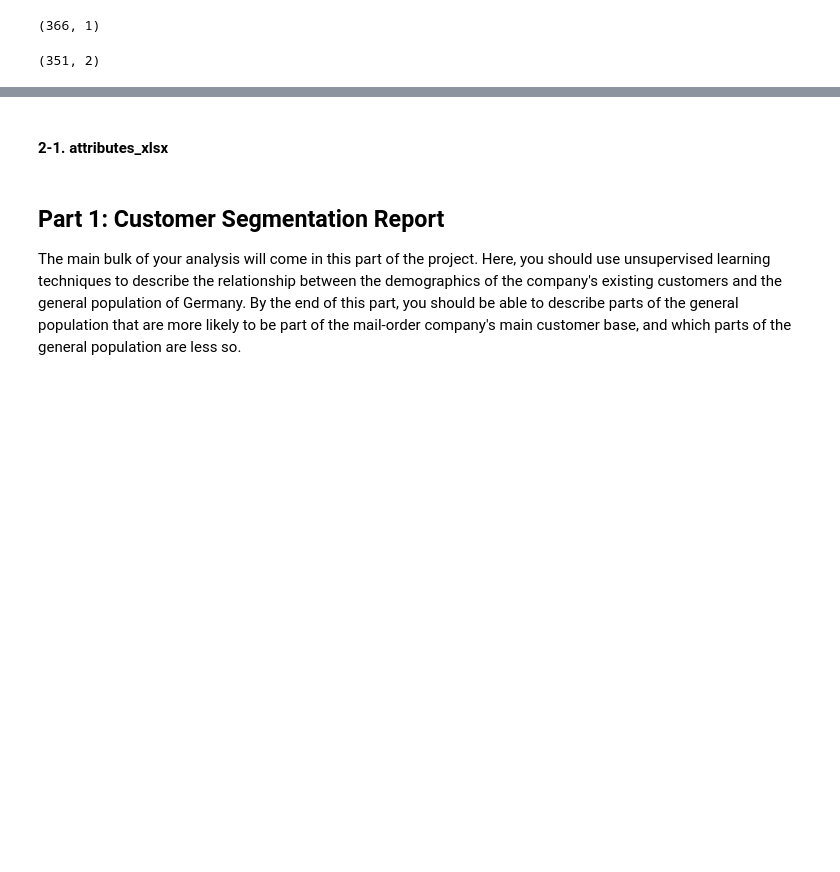
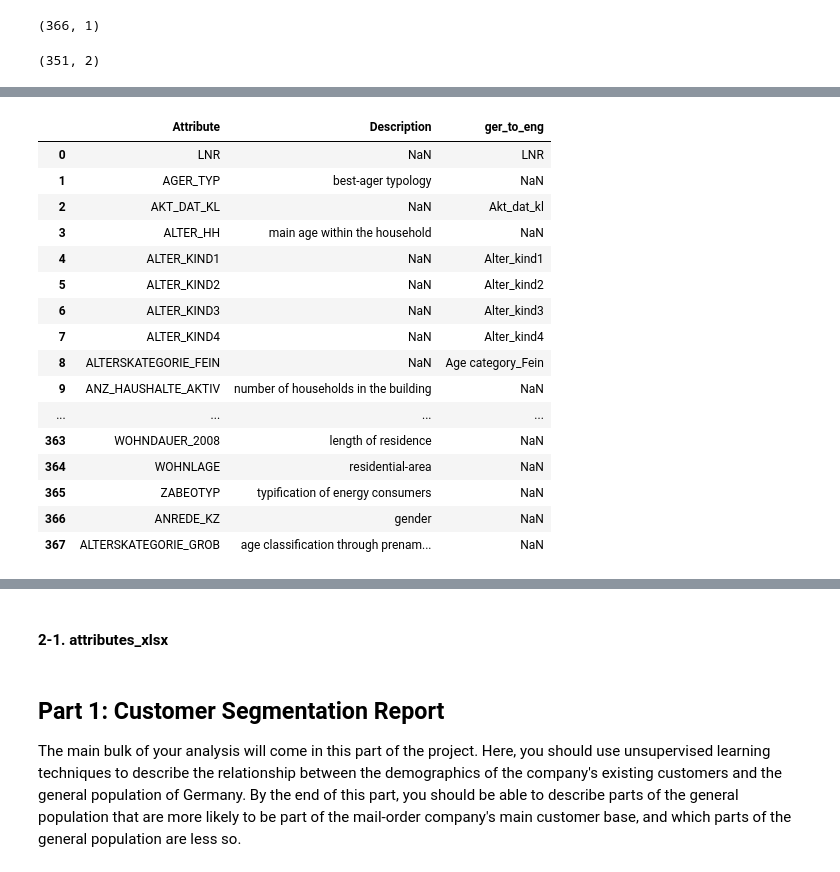
Before and after one commit to jaeyoun-chang/u_city_capstone, a Jupyter notebook: Arvato Project Workbook.ipynb, the cells around one changed output, grey strips where cells are left out. Cells and saved outputs as stored; diff of their text form; code cells hidden in the pictures; blank space fills up the shorter version.

Commit message:
column contents

```diff
--- a/Arvato Project Workbook.ipynb
+++ b/Arvato Project Workbook.ipynb
@@ -217,0 +200,19 @@ def col_val (df):
+# %%
+# For values of Attribute without Description, add colum of translation (ger_to_eng)
+def ger_to_eng (ger_text):
+    '''
+    function to translate German text
+    '''
+    translator = Translator(service_urls=['translate.google.com'])
+    try:
+        translation = translator.translate(ger_text, src='de', dest='en')
+        return translation.text
+    except:
+        return np.nan
+
+col_val_azdias_desc['ger_to_eng'] = np.where(
+    col_val_azdias_desc.Description.isnull(),
+    col_val_azdias_desc.Attribute.apply(ger_to_eng),
+    np.nan)
+
+col_val_azdias_desc.head()
@@ -217,0 +226,24 @@ def col_val (df):
+# %%
+# understand column contents of azdias # not to run
+
+pd.set_option('display.max_colwidth', None)
+pd.set_option('display.max_rows', None)
+col_val_azdias_desc
+# %% [output]
+|  | Attribute | Description | ger_to_eng |
+| 0 | LNR | NaN | LNR |
+| 1 | AGER_TYP | best-ager typology | NaN |
+| 2 | AKT_DAT_KL | NaN | Akt_dat_kl |
+| 3 | ALTER_HH | main age within the household | NaN |
+| 4 | ALTER_KIND1 | NaN | Alter_kind1 |
+| 5 | ALTER_KIND2 | NaN | Alter_kind2 |
+| 6 | ALTER_KIND3 | NaN | Alter_kind3 |
+| 7 | ALTER_KIND4 | NaN | Alter_kind4 |
+| 8 | ALTERSKATEGORIE_FEIN | NaN | Age category_Fein |
+| 9 | ANZ_HAUSHALTE_AKTIV | number of households in the building | NaN |
+| ... | ... | ... | ... |
+| 363 | WOHNDAUER_2008 | length of residence | NaN |
+| 364 | WOHNLAGE | residential-area | NaN |
+| 365 | ZABEOTYP | typification of energy consumers | NaN |
+| 366 | ANREDE_KZ | gender | NaN |
+| 367 | ALTERSKATEGORIE_GROB | age classification through prenam... | NaN |
```
Also changed, not shown: parts of 14 cells of this notebook.
